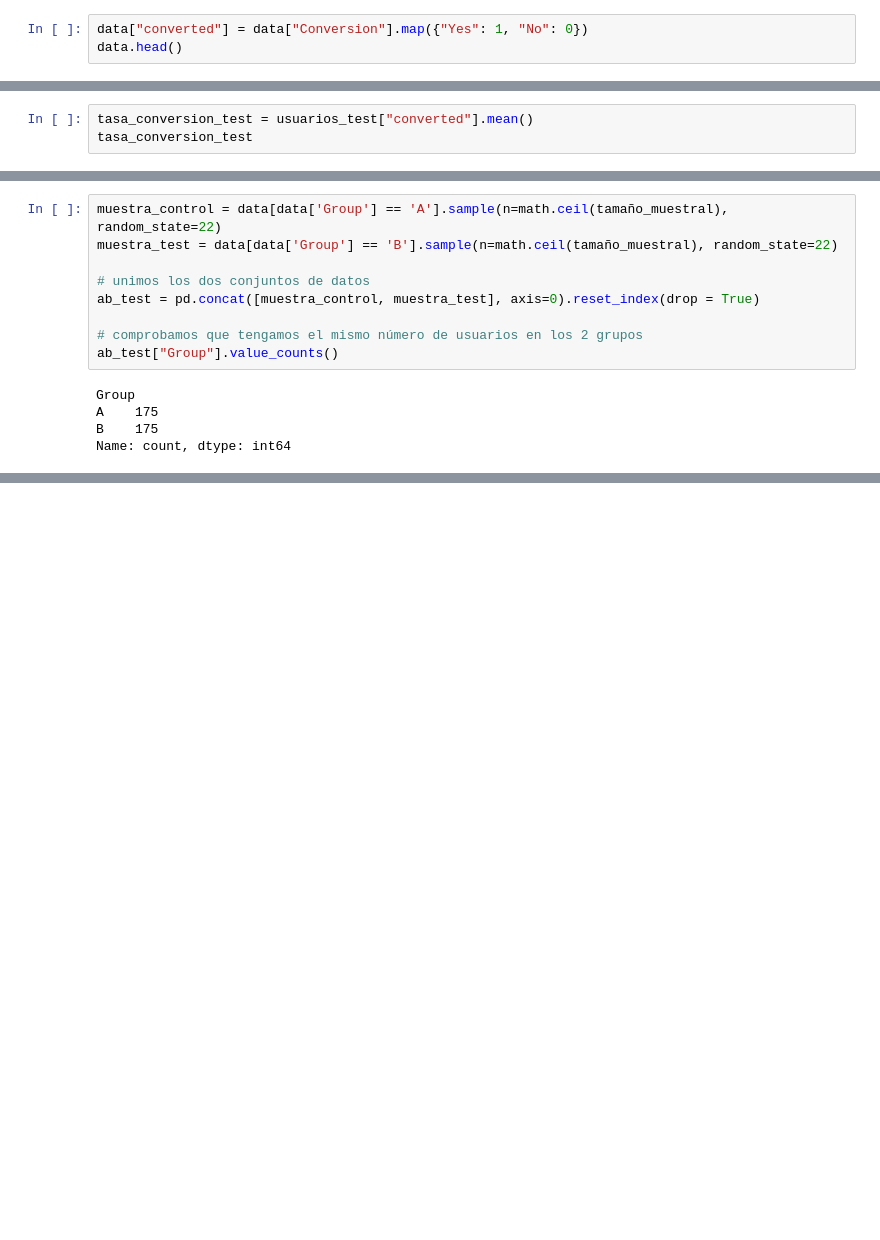
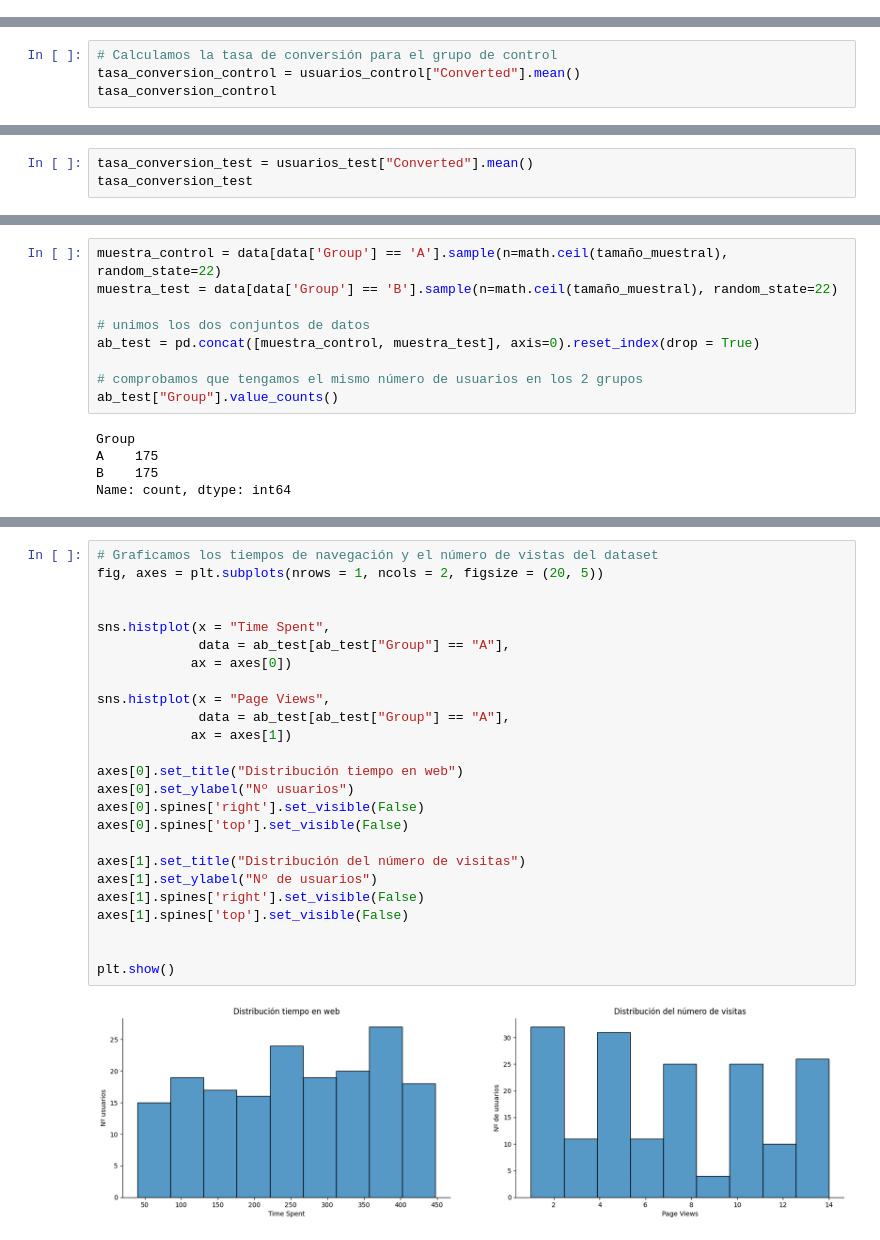
Before and after one commit to Gabijc/Proyecto_estadistica_AB_testing, a Jupyter notebook: AB_testing.ipynb, the cells around one changed output, grey strips where cells are left out. Cells and saved outputs as stored; diff of their text form; blank space fills up the shorter version.

```diff
--- a/AB_testing.ipynb
+++ b/AB_testing.ipynb
@@ -144,3 +132,0 @@ Calculamos a continuación la cantidad de la muestra que necesitamos para llevar
-# %%
-data["converted"] = data["Conversion"].map({"Yes": 1, "No": 0})
-data.head()
@@ -160,0 +133,4 @@ np.float64(0.05398967844382691)
+# %%
+# Calculamos la tasa de conversión para el grupo de control
+tasa_conversion_control = usuarios_control["Converted"].mean()
+tasa_conversion_control
@@ -161,5 +139,5 @@ np.float64(0.05398967844382691)
 # %%
-tasa_conversion_test = usuarios_test["converted"].mean()
+tasa_conversion_test = usuarios_test["Converted"].mean()
 tasa_conversion_test
 # %% [output]
 np.float64(0.14066908504635228)
@@ -188,0 +225,27 @@ Name: count, dtype: int64
+# %%
+# Graficamos los tiempos de navegación y el número de vistas del dataset
+fig, axes = plt.subplots(nrows = 1, ncols = 2, figsize = (20, 5))
+
+
+sns.histplot(x = "Time Spent",
+             data = ab_test[ab_test["Group"] == "A"],
+            ax = axes[0])
+
+sns.histplot(x = "Page Views",
+             data = ab_test[ab_test["Group"] == "A"],
+            ax = axes[1])
+
+axes[0].set_title("Distribución tiempo en web")
+axes[0].set_ylabel("Nº usuarios")
+axes[0].spines['right'].set_visible(False)
+axes[0].spines['top'].set_visible(False)
+
+axes[1].set_title("Distribución del número de visitas")
+axes[1].set_ylabel("Nº de usuarios")
+axes[1].spines['right'].set_visible(False)
+axes[1].spines['top'].set_visible(False)
+
+
+plt.show()
+# %% [output]
+[figure, added]
```
Also changed, not shown: parts of 18 cells of this notebook, 1 other file.
